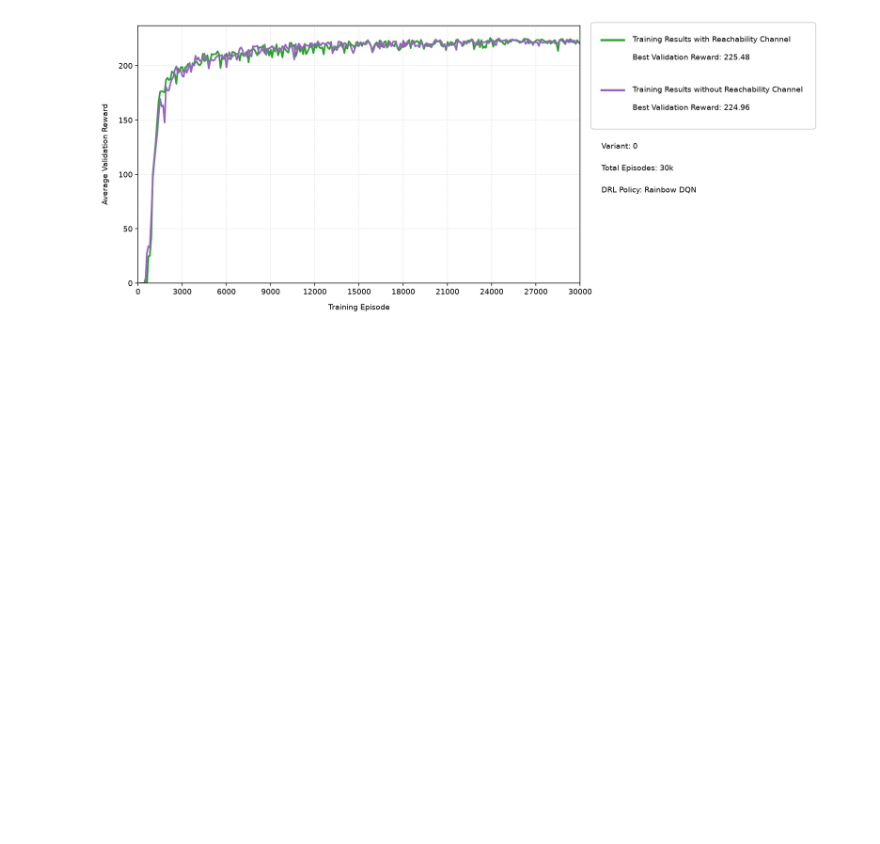
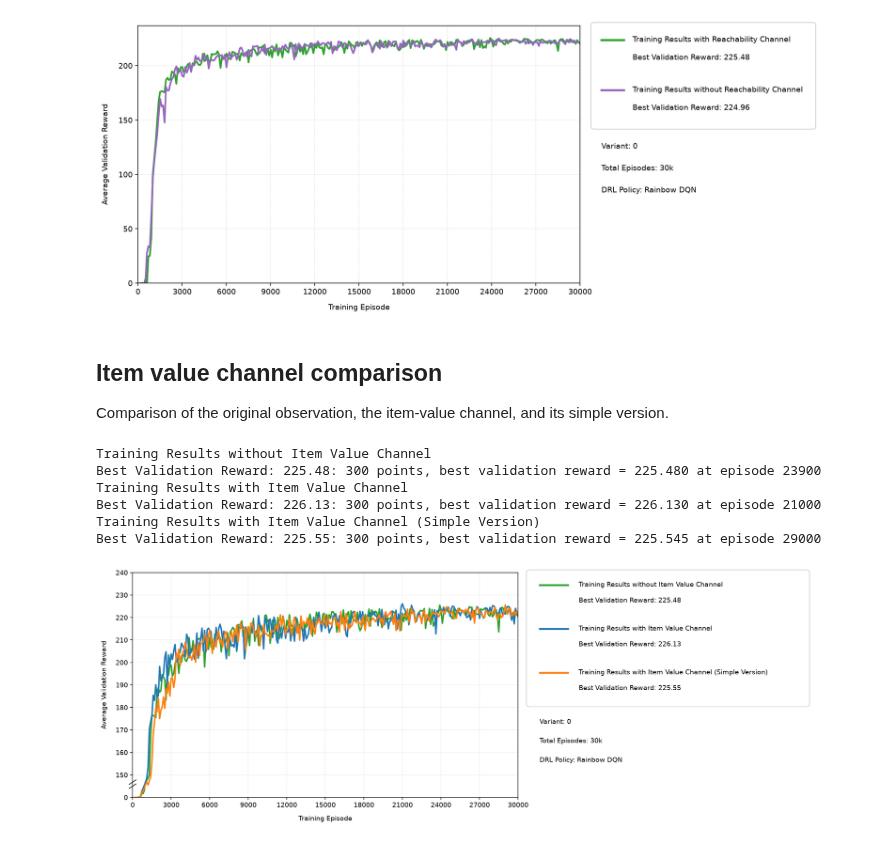
Before and after one commit to Lirong-Zhuang/CodingLab_DRL_team, a Jupyter notebook: statistic/validation_reward_curves.ipynb, the cells around one changed output. Cells and saved outputs as stored; diff of their text form; code cells hidden in the pictures; blank space fills up the shorter version.

```diff
--- a/statistic/validation_reward_curves.ipynb
+++ b/statistic/validation_reward_curves.ipynb
@@ -283,3 +326,48 @@ Best Validation Reward: 225.48: 300 points, best validation reward = 225.480 at
 Training Results without Reachability Channel
 Best Validation Reward: 224.96: 300 points, best validation reward = 224.960 at episode 24500
 [figure]
+# %% [markdown]
+## Item value channel comparison
+
+Comparison of the original observation, the item-value channel, and its simple version.
+# %%
+ITEM_VALUE_RUNS = [
+    {
+        "name": "Training Results without Item Value Channel\nBest Validation Reward: 225.48",
+        "path": LOG_ROOT / "DQN_v8.9.2_variant_0",
+        "color": "tab:green",
+    },
+    {
+        "name": "Training Results with Item Value Channel\nBest Validation Reward: 226.13",
+        "path": LOG_ROOT / "DQN_v8.11.10_variant_0",
+        "color": "tab:blue",
+    },
+    {
+        "name": "Training Results with Item Value Channel (Simple Version)\nBest Validation Reward: 225.55",
+        "path": LOG_ROOT / "DQN_v8.12.1_variant_0",
+        "color": "tab:orange",
+    },
+]
+
+item_value_curves, item_value_missing_runs = load_curves(
+    ITEM_VALUE_RUNS,
+    total_episodes=30_000,
+)
+print_curve_summary(item_value_curves, item_value_missing_runs)
+item_value_fig, item_value_ax = plot_validation_curves(
+    item_value_curves,
+    variant=VARIANT,
+    total_episodes=30_000,
+    axis_width=8.0,
+    right_panel_width=6.5,
+    compressed_y_threshold=150,
+)
+plt.show()
+# %% [output]
+Training Results without Item Value Channel
+Best Validation Reward: 225.48: 300 points, best validation reward = 225.480 at episode 23900
+Training Results with Item Value Channel
+Best Validation Reward: 226.13: 300 points, best validation reward = 226.130 at episode 21000
+Training Results with Item Value Channel (Simple Version)
+Best Validation Reward: 225.55: 300 points, best validation reward = 225.545 at episode 29000
+[figure, added]
```
Also changed, not shown: parts of 2 cells of this notebook, 2 other files.
